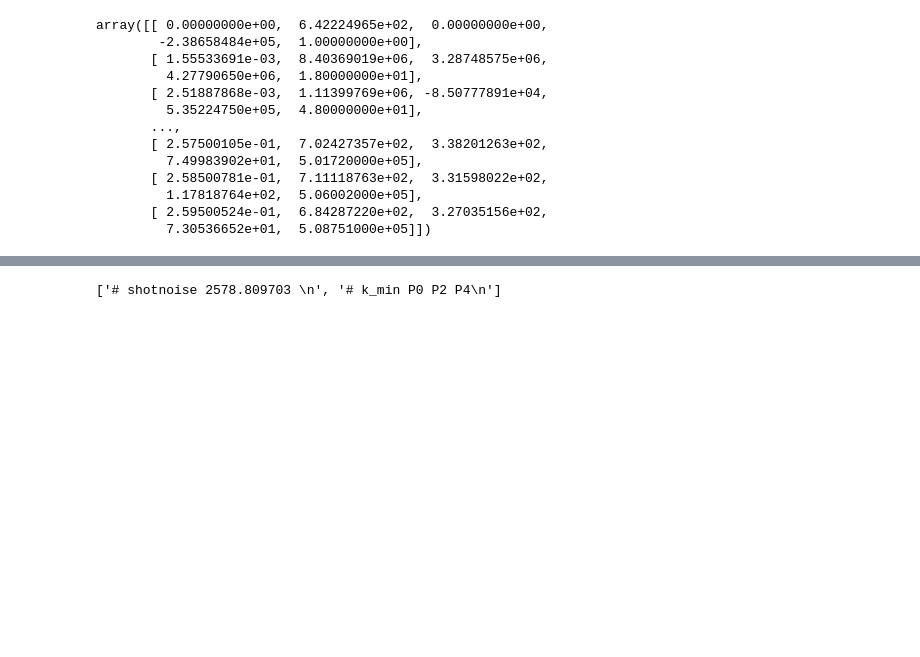
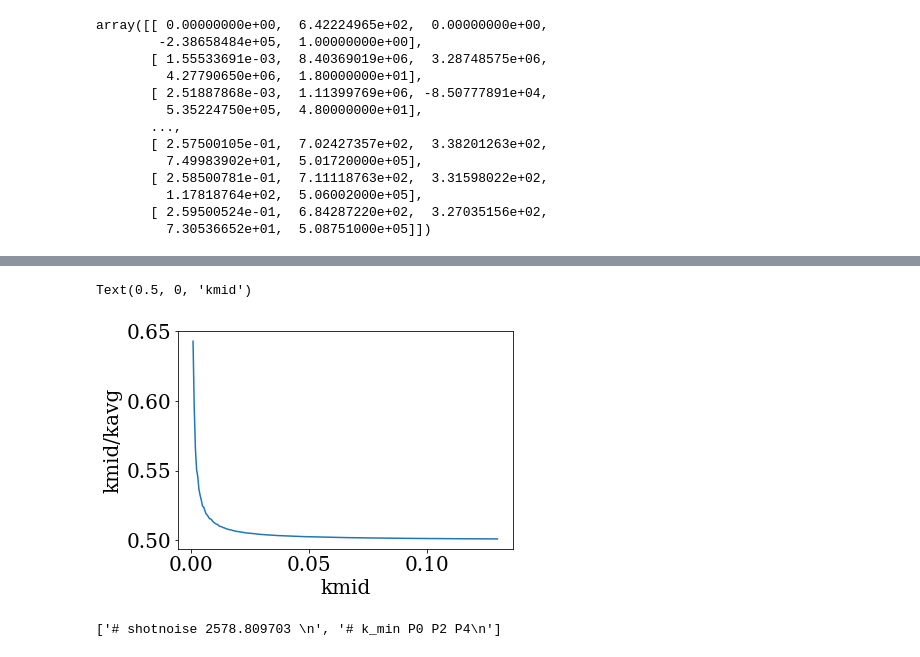
Before and after one commit to mehdirezaie/LSS, a Jupyter notebook: Sandbox/mocks.ipynb, the cells around one changed output, grey strips where cells are left out. Cells and saved outputs as stored; diff of their text form; code cells hidden in the pictures; blank space fills up the shorter version.

```diff
--- a/Sandbox/mocks.ipynb
+++ b/Sandbox/mocks.ipynb
@@ -54,0 +60,9 @@ p4 = np.array(p4)
+# %%
+kmid = [0+0.0005*(i+1) for i in range(k.size)]
+# %%
+plt.plot(kmid, kmid/k)
+plt.ylabel('kmid/kavg')
+plt.xlabel('kmid')
+# %% [output]
+Text(0.5, 0, 'kmid')
+[figure, added]
```
Also changed, not shown: parts of 2 cells of this notebook, 2 other files.
